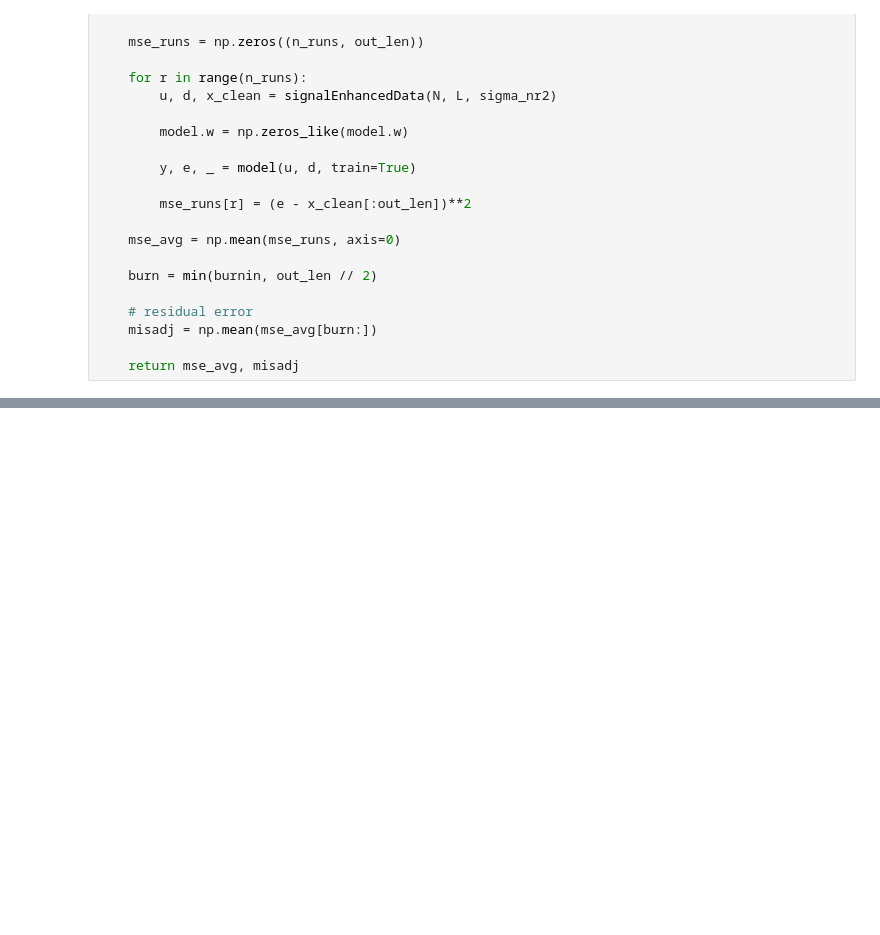
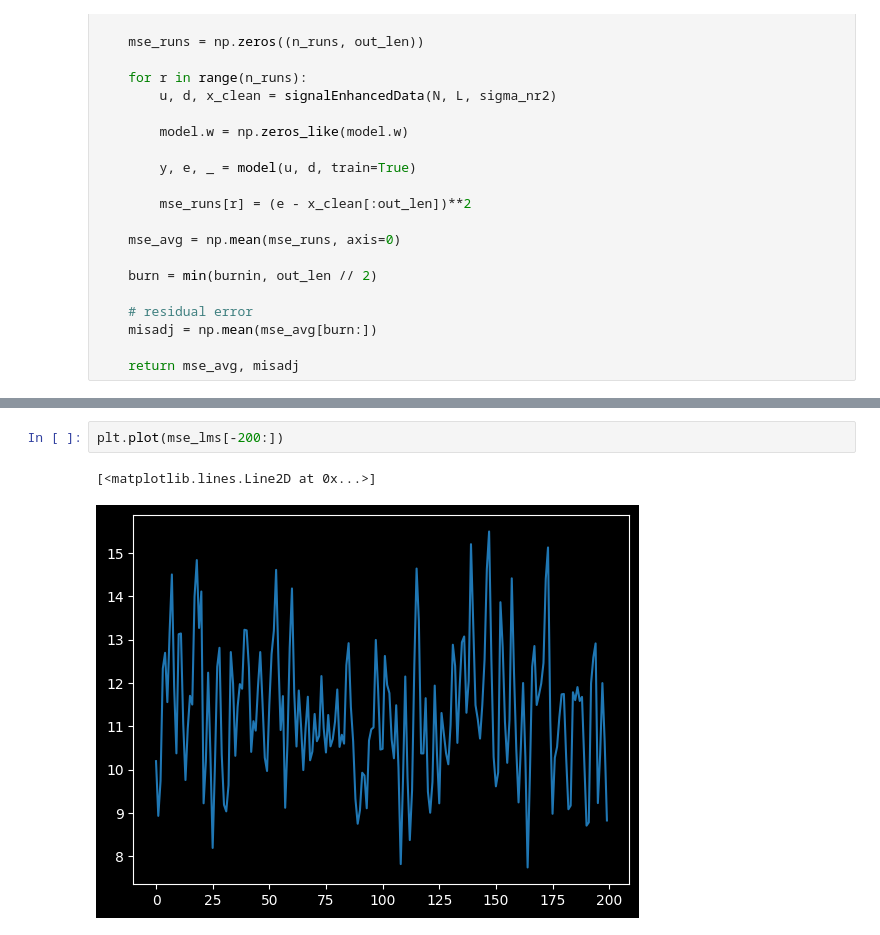
Before and after one commit to murumura/adsp, a Jupyter notebook: Diniz-Chap5-SigEnhanced.ipynb, the cells around one changed output, grey strips where cells are left out. Saved outputs shown, nothing was run; the diff lists cells and outputs as text; blank space fills up the shorter version.

```diff
--- a/Diniz-Chap5-SigEnhanced.ipynb
+++ b/Diniz-Chap5-SigEnhanced.ipynb
@@ -133,0 +143,5 @@ LMS residual: 11.47324194831762
+# %%
+plt.plot(mse_lms[-200:])
+# %% [output]
+[<matplotlib.lines.Line2D at 0x...>]
+[figure, added]
```
Also changed, not shown: parts of 6 cells of this notebook, 1 other file.
